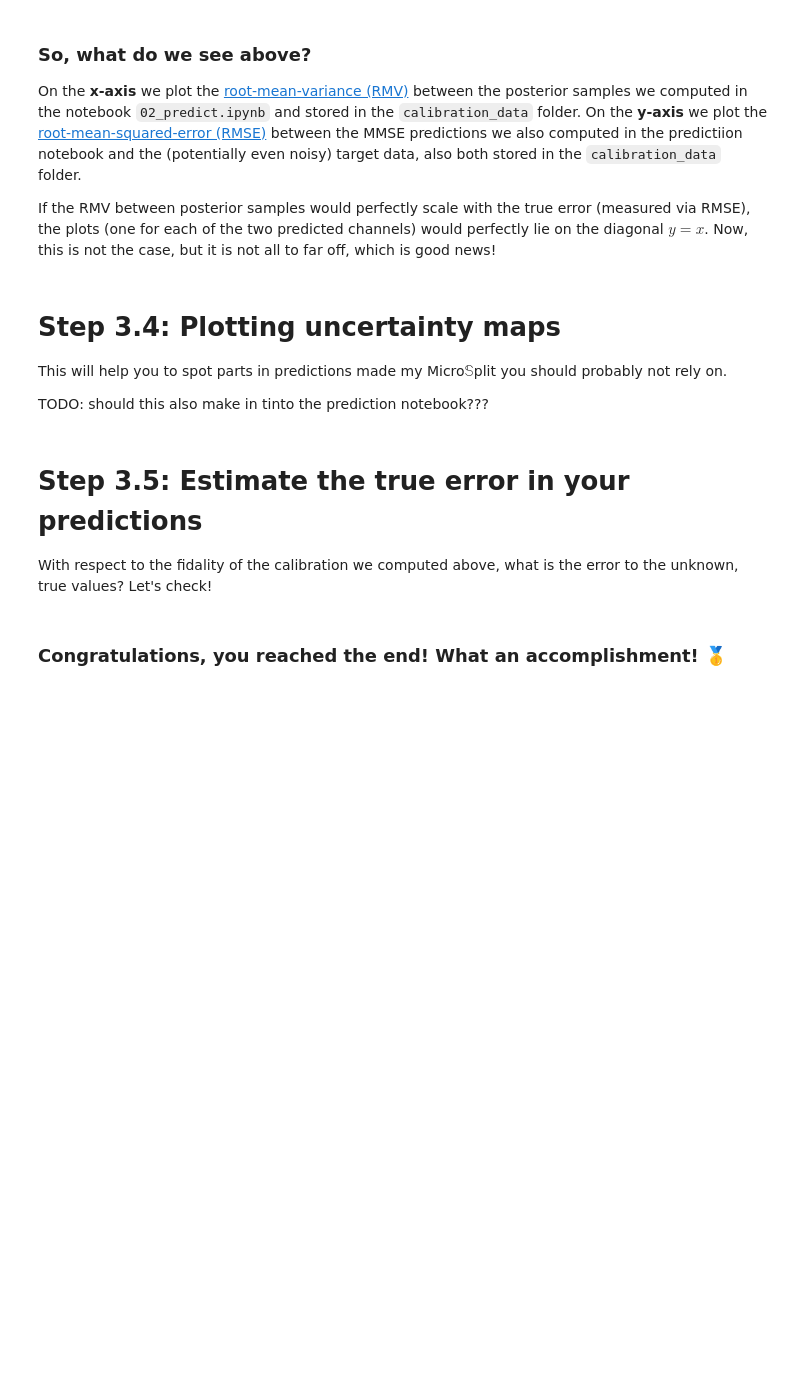
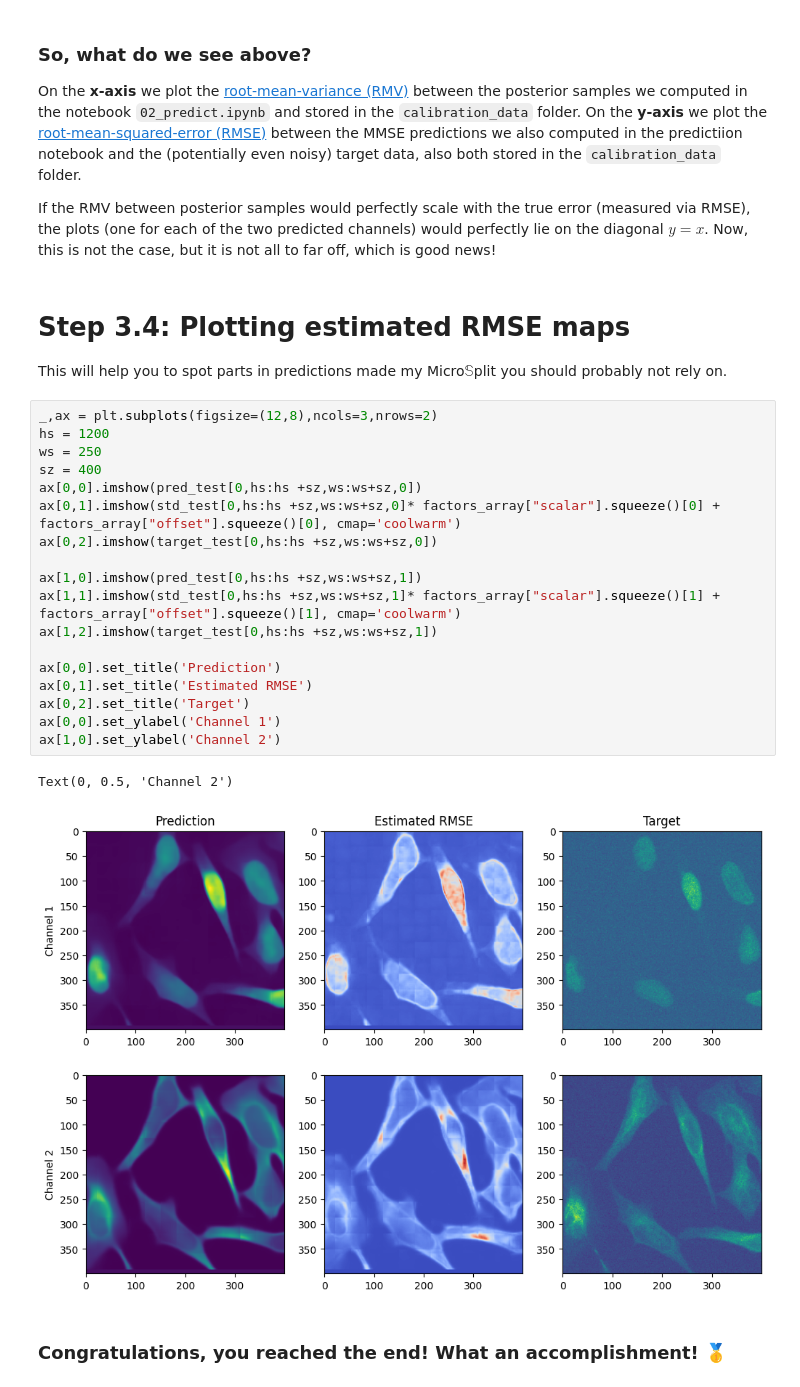
Before and after one commit to CAREamics/microSplit-reproducibility, a Jupyter notebook: examples/2D/HT_LIF24/03_calibration.ipynb, the cells around one changed output. Drawn from its saved outputs; the diff is of its cells as text; blank space fills up the shorter version.

Commit message:
calibration notebook, added estimated RMSE evaluation

```diff
--- a/examples/2D/HT_LIF24/03_calibration.ipynb
+++ b/examples/2D/HT_LIF24/03_calibration.ipynb
@@ -157,12 +158,28 @@ On the **y-axis** we plot the [root-mean-squared-error (RMSE)](https://en.wikipe
 
 If the RMV between posterior samples would perfectly scale with the true error (measured via RMSE), the plots (one for each of the two predicted channels) would perfectly lie on the diagonal $y=x$. Now, this is not the case, but it is not all to far off, which is good news!
 # %% [markdown]
-# **Step 3.4:** Plotting uncertainty maps
+# **Step 3.4:** Plotting estimated RMSE maps
 This will help you to spot parts in predictions made my <nobr>Micro$\mathbb{S}$plit</nobr> you should probably not rely on.
-
-TODO: should this also make in tinto the prediction notebook???
-# %% [markdown]
-# **Step 3.5:** Estimate the true error in your predictions
-With respect to the fidality of the calibration we computed above, what is the error to the unknown, true values? Let's check!
+# %%
+_,ax = plt.subplots(figsize=(12,8),ncols=3,nrows=2)
+hs = 1200
+ws = 250
+sz = 400
+ax[0,0].imshow(pred_test[0,hs:hs +sz,ws:ws+sz,0])
+ax[0,1].imshow(std_test[0,hs:hs +sz,ws:ws+sz,0]* factors_array["scalar"].squeeze()[0] + factors_array["offset"].squeeze()[0], cmap='coolwarm')
+ax[0,2].imshow(target_test[0,hs:hs +sz,ws:ws+sz,0])
+
+ax[1,0].imshow(pred_test[0,hs:hs +sz,ws:ws+sz,1])
+ax[1,1].imshow(std_test[0,hs:hs +sz,ws:ws+sz,1]* factors_array["scalar"].squeeze()[1] + factors_array["offset"].squeeze()[1], cmap='coolwarm')
+ax[1,2].imshow(target_test[0,hs:hs +sz,ws:ws+sz,1])
+
+ax[0,0].set_title('Prediction')
+ax[0,1].set_title('Estimated RMSE')
+ax[0,2].set_title('Target')
+ax[0,0].set_ylabel('Channel 1')
+ax[1,0].set_ylabel('Channel 2')
+# %% [output]
+Text(0, 0.5, 'Channel 2')
+[figure, added]
 # %% [markdown]
 ### Congratulations, you reached the end! What an accomplishment! 🥇
```
Also changed, not shown: parts of 2 cells of this notebook.
